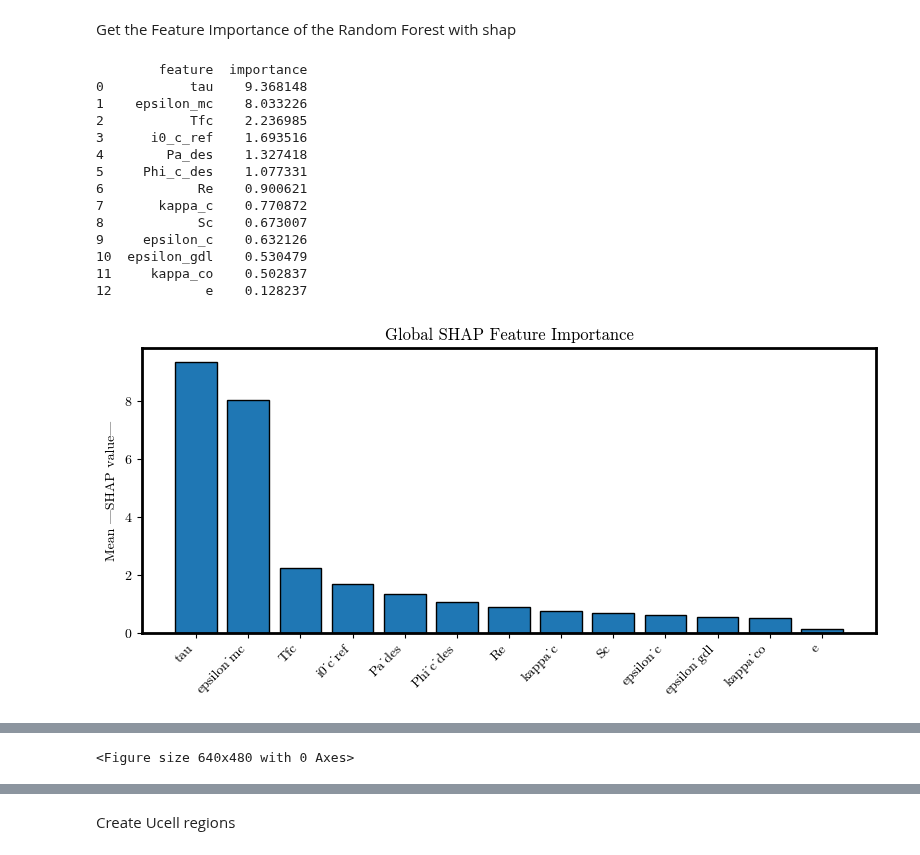
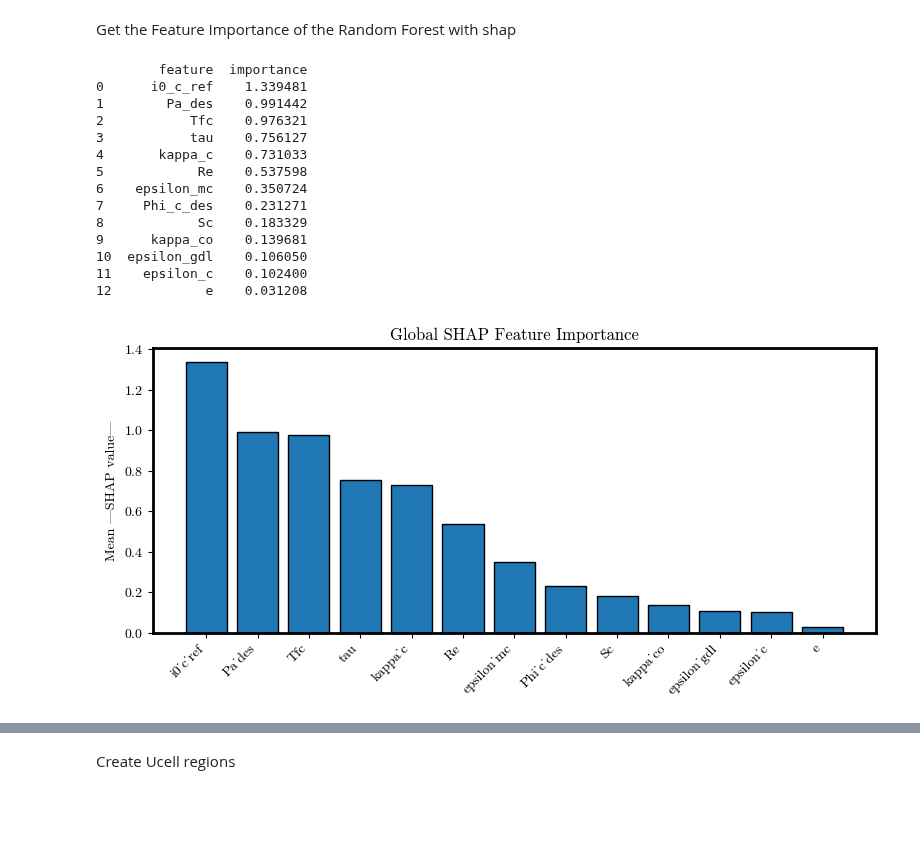
Before and after one commit to DejvisT/Sensitivity-Analysis-and-Surrogate-Modeling-of-PEM-Fuel-Cells, a Jupyter notebook: notebooks/09_Random Forest.ipynb, the cells around one changed output, grey strips where cells are left out. Cells and saved outputs as stored; diff of their text form; code cells hidden in the pictures; blank space fills up the shorter version.

```diff
--- a/notebooks/09_Random Forest.ipynb
+++ b/notebooks/09_Random Forest.ipynb
@@ -10,8 +10,8 @@ from omegaconf import OmegaConf
 sys.path.append(os.path.abspath(os.path.join(os.getcwd(), '..')))
 from src.sampling.sampler import get_polarisation_curve_samples, build_fixed_parameters
 
-data = pd.read_pickle('../sampling_test/validated_final_df.pkl')
-data = data[~data['Ucell'].isna()]
+data = pd.read_pickle('validated_final_df_57344_imputed.pkl')
+data = data[data['classification'] == 'valid']
 parameter_ranges = OmegaConf.load('../param_config.yaml')
 # %% [markdown]
 ### Fitting a Random Forest to predict the sum of the voltages
@@ -154,62 +130,75 @@ print(f"5-fold CV R² (shuffled): {scores.mean():.4f} ± {scores.std():.4f}")
 # %% [markdown]
 Get the Feature Importance of the Random Forest with shap
 # %%
+import pickle
+import shap
 import numpy as np
 import pandas as pd
-import shap
 import matplotlib.pyplot as plt
+from sklearn.preprocessing import StandardScaler
 
+# --- Load the model ---
+with open('best_model.pkl', 'rb') as f:
+    rf_model = pickle.load(f)
+
+# === 0) Prepare data X, y ===
+target_cols = [f"Ucell_{i}" for i in range(30)]
+
+# Replace negative values with 0
+data_cleaned = data.copy()
+data_cleaned[target_cols] = data_cleaned[target_cols].clip(lower=0)
+
+# Compute target as the sum across target_cols
+X = data_cleaned[parameter_ranges].values
+y = data_cleaned[target_cols].sum(axis=1).values
+
+# --- Your feature names ---
 features = list(parameter_ranges)
-rf_model  = pipe.named_steps["rf"]
-scaler    = pipe.named_steps["scaler"]
 
-# Scale your data once:
-X_scaled  = scaler.transform(X)
+# --- Fit and transform scaler ---
+scaler = StandardScaler()
+X_scaled = scaler.fit_transform(X)
 
-# --- 1) Build a TreeExplainer on the RF alone ---
+# --- Build a TreeExplainer on the RF ---
 explainer = shap.TreeExplainer(rf_model)
 
-# --- 2) Compute SHAP values (exact, very fast) ---
-# Returns an array of shape (n_samples, n_features)
-shap_values = explainer.shap_values(X_scaled)
+# --- Compute SHAP values on the sample ---
+shap_values = explainer.shap_values(X_scaled, approximate=True)
 
-# --- 3) Compute global importances = mean(|SHAP|) per feature ---
+# --- Compute global importances ---
 importances = np.mean(np.abs(shap_values), axis=0)
 df_imp = pd.DataFrame({
-    "feature":    features,
+    "feature": features,
     "importance": importances
 }).sort_values("importance", ascending=False).reset_index(drop=True)
 
-# --- 4) Print the table ---
+# --- Print the table ---
 print(df_imp)
 
-# --- 5) Bar plot of global SHAP importances ---
+# --- Bar plot of global SHAP importances ---
 plt.figure(figsize=(8,4))
 plt.bar(df_imp["feature"], df_imp["importance"], edgecolor='k')
 plt.xticks(rotation=45, ha='right')
 plt.ylabel("Mean |SHAP value|")
 plt.title("Global SHAP Feature Importance")
 plt.tight_layout()
 plt.show()
 
-# --- 6) (Optional) Beeswarm plot for detailed distribution ---
-plt.figure(figsize=(8,5))
+# --- Beeswarm plot (optional) ---
 shap.summary_plot(shap_values, X_scaled, feature_names=features)
-plt.tight_layout()
-plt.show()
 # %% [output]
         feature  importance
-0           tau    9.368148
-1    epsilon_mc    8.033226
-2           Tfc    2.236985
-3      i0_c_ref    1.693516
-4        Pa_des    1.327418
-5     Phi_c_des    1.077331
-6            Re    0.900621
-7       kappa_c    0.770872
-8            Sc    0.673007
-9     epsilon_c    0.632126
-10  epsilon_gdl    0.530479
-11     kappa_co    0.502837
-12            e    0.128237
+0      i0_c_ref    1.339481
+1        Pa_des    0.991442
+2           Tfc    0.976321
+3           tau    0.756127
+4       kappa_c    0.731033
+5            Re    0.537598
+6    epsilon_mc    0.350724
+7     Phi_c_des    0.231271
+8            Sc    0.183329
+9      kappa_co    0.139681
+10  epsilon_gdl    0.106050
+11    epsilon_c    0.102400
+12            e    0.031208
-[figure, old version]
+[figure, new version]
@@ -217 +205,0 @@ plt.show()
-<Figure size 640x480 with 0 Axes>
```
Also changed, not shown: parts of 6 cells of this notebook.
